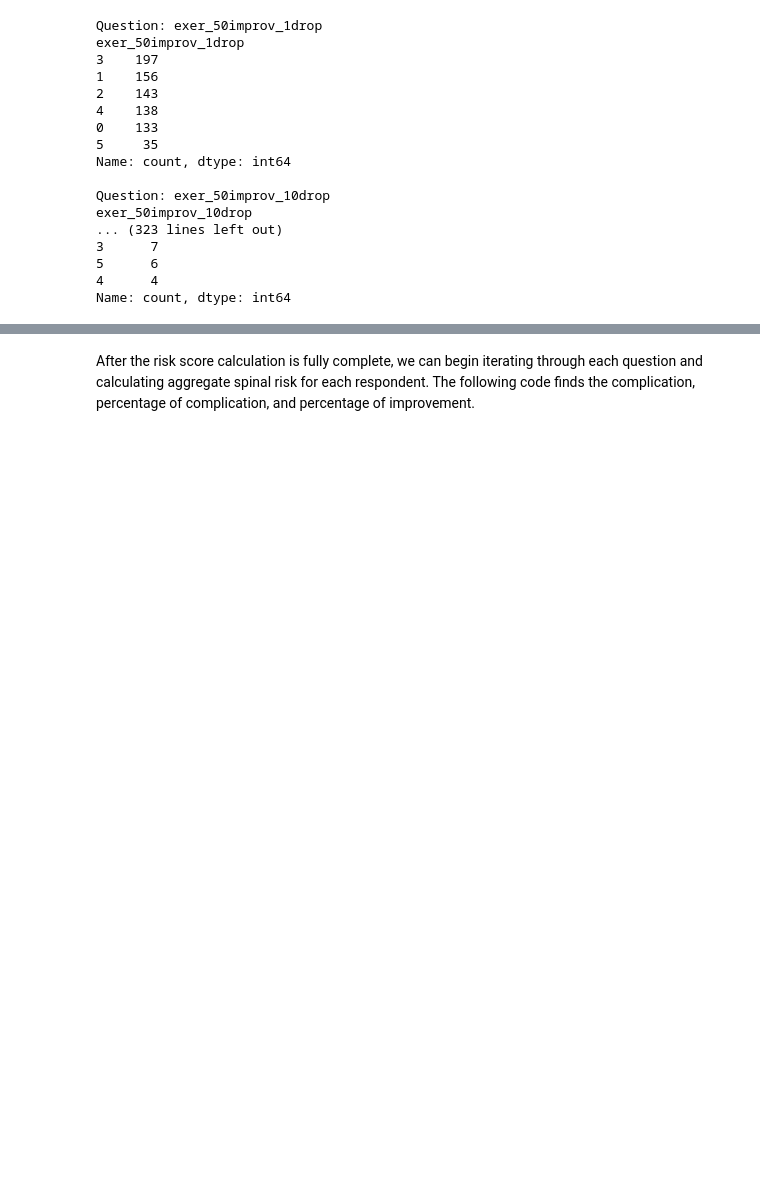
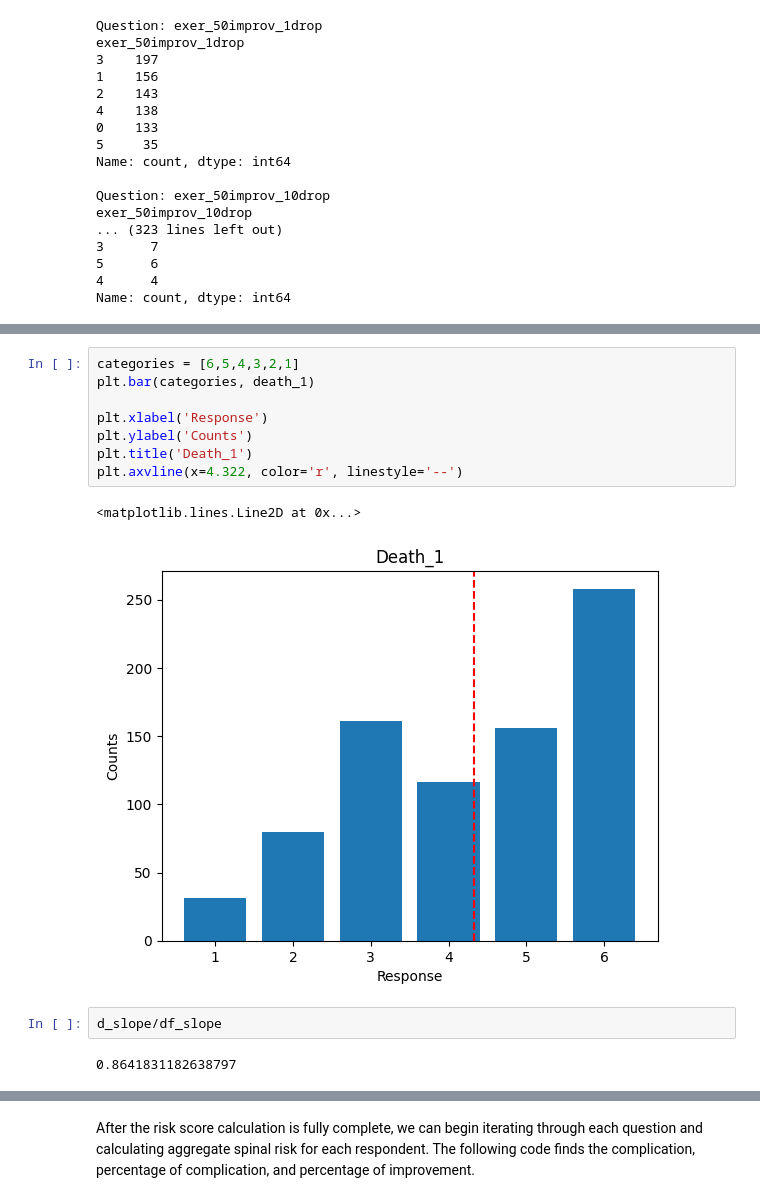
Before and after one commit to evanyfyip/vm-spinal-risk, a Jupyter notebook: vm-spinal-risk/notebooks/spinal_risk_calc.ipynb, the cells around one changed output, grey strips where cells are left out. Cells and saved outputs as stored; diff of their text form; blank space fills up the shorter version.

```diff
--- a/vm-spinal-risk/notebooks/spinal_risk_calc.ipynb
+++ b/vm-spinal-risk/notebooks/spinal_risk_calc.ipynb
@@ -100,0 +265,15 @@ Name: count, dtype: int64
+# %%
+categories = [6,5,4,3,2,1]
+plt.bar(categories, death_1)
+
+plt.xlabel('Response')
+plt.ylabel('Counts')
+plt.title('Death_1')
+plt.axvline(x=4.322, color='r', linestyle='--')
+# %% [output]
+<matplotlib.lines.Line2D at 0x...>
+[figure, added]
+# %%
+d_slope/df_slope
+# %% [output]
+0.8641831182638797
```
Also changed, not shown: parts of 26 cells of this notebook.
